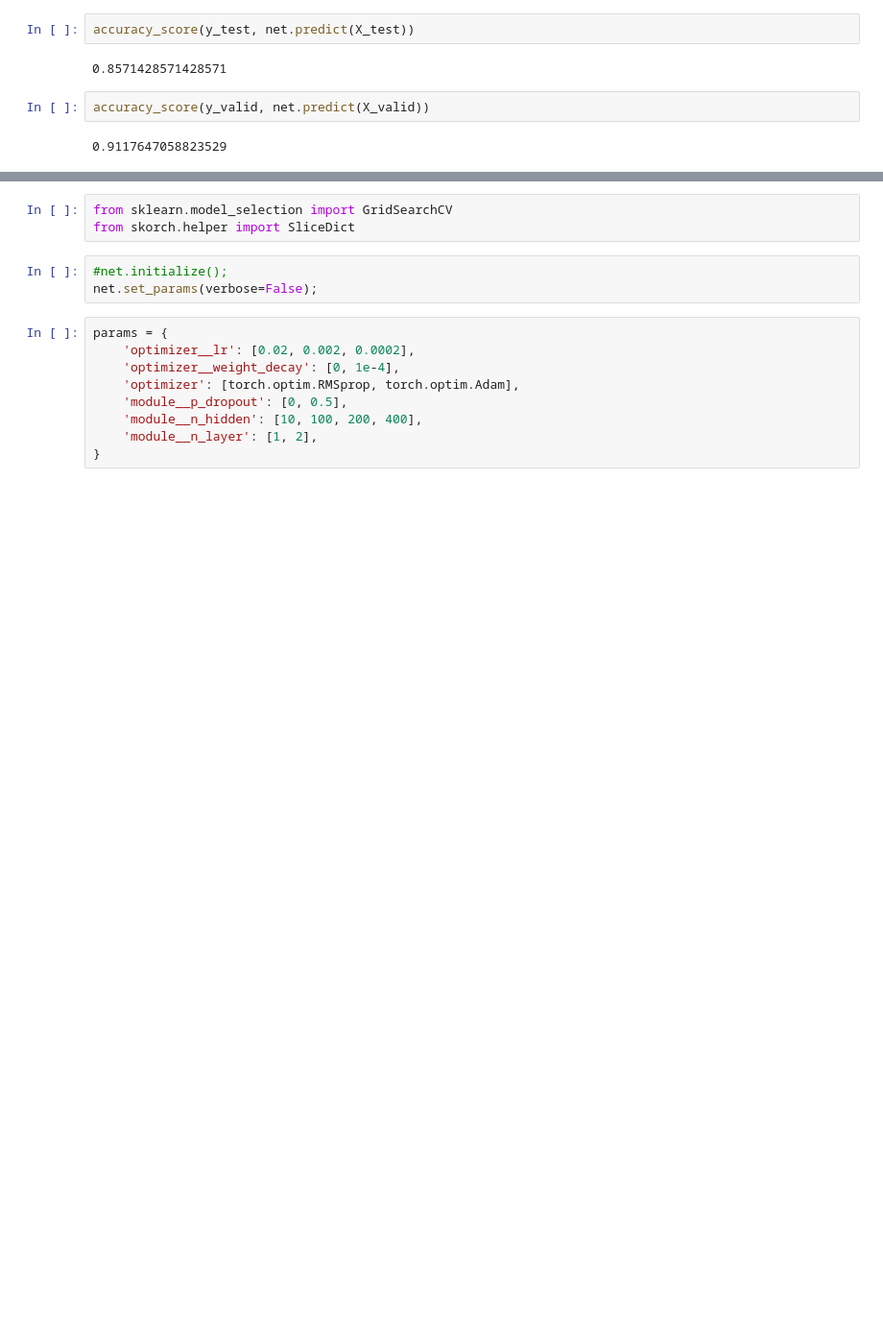
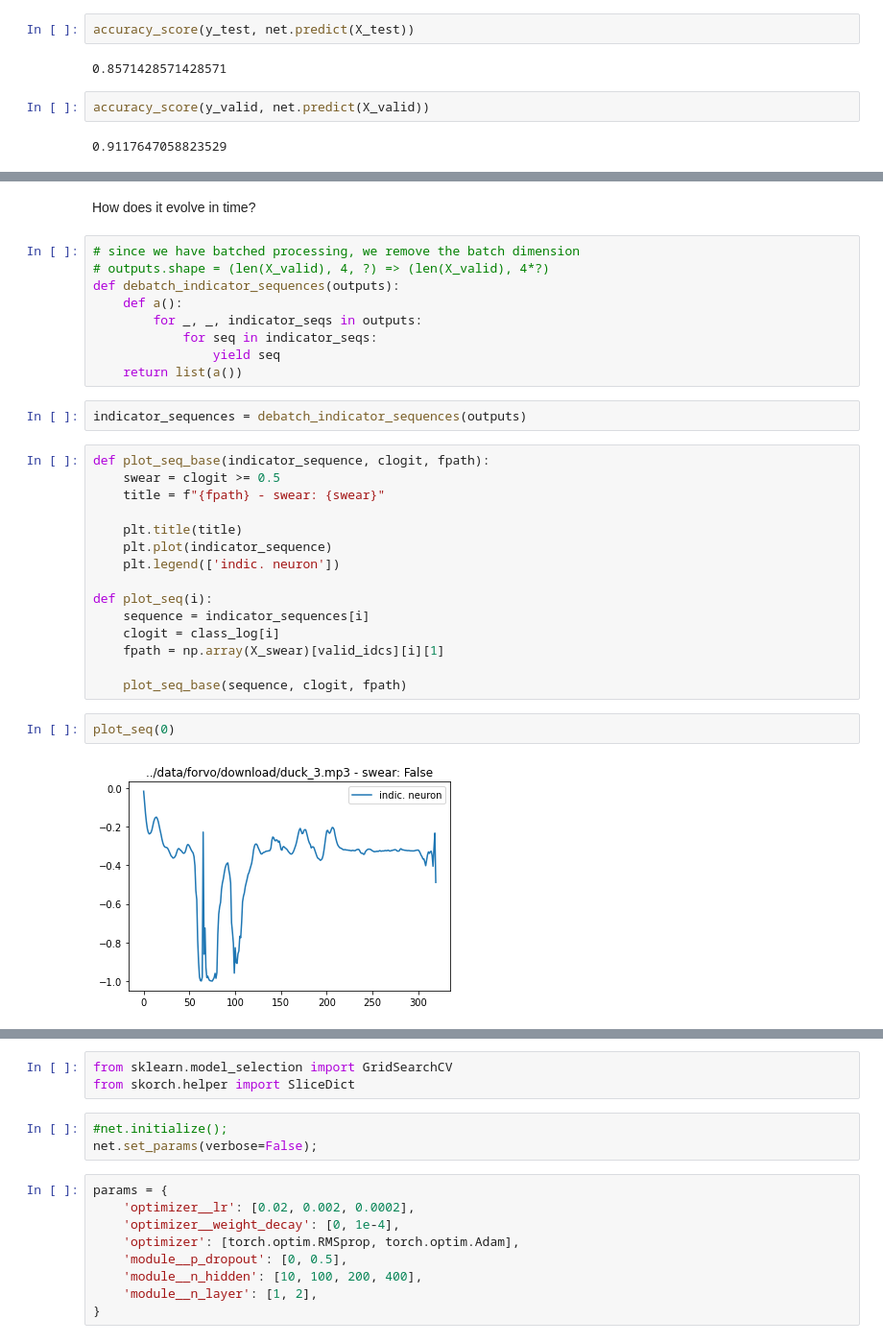
Before and after one commit to deepestcyber/noswear, a Jupyter notebook: notebooks/binary_recognition_binclass.ipynb, the cells around one changed output, grey strips where cells are left out. Shown: that part at 96% size. Cells and saved outputs as stored; diff of their text form; blank space fills up the shorter version.

```diff
--- a/notebooks/binary_recognition_binclass.ipynb
+++ b/notebooks/binary_recognition_binclass.ipynb
@@ -260,0 +285,32 @@ accuracy_score(y_valid, net.predict(X_valid))
+# %% [markdown]
+How does it evolve in time?
+# %%
+# since we have batched processing, we remove the batch dimension
+# outputs.shape = (len(X_valid), 4, ?) => (len(X_valid), 4*?)
+def debatch_indicator_sequences(outputs):
+    def a():
+        for _, _, indicator_seqs in outputs:
+            for seq in indicator_seqs:
+                yield seq
+    return list(a())
+# %%
+indicator_sequences = debatch_indicator_sequences(outputs)
+# %%
+def plot_seq_base(indicator_sequence, clogit, fpath):
+    swear = clogit >= 0.5
+    title = f"{fpath} - swear: {swear}"
+
+    plt.title(title)
+    plt.plot(indicator_sequence)
+    plt.legend(['indic. neuron'])
+
+def plot_seq(i):
+    sequence = indicator_sequences[i]
+    clogit = class_log[i]
+    fpath = np.array(X_swear)[valid_idcs][i][1]
+
+    plot_seq_base(sequence, clogit, fpath)
+# %%
+plot_seq(0)
+# %% [output]
+[figure, added]
```
Also changed, not shown: parts of 24 cells of this notebook, 3 other files.
